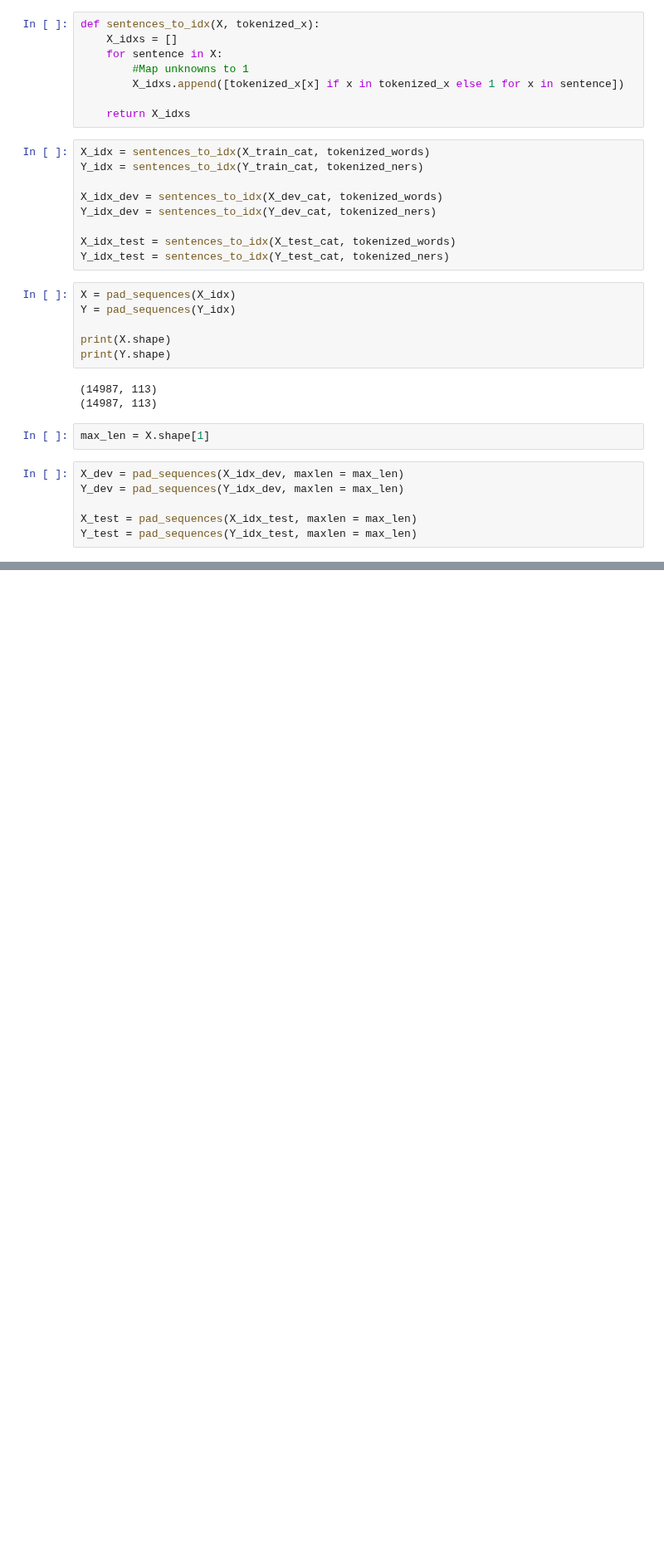
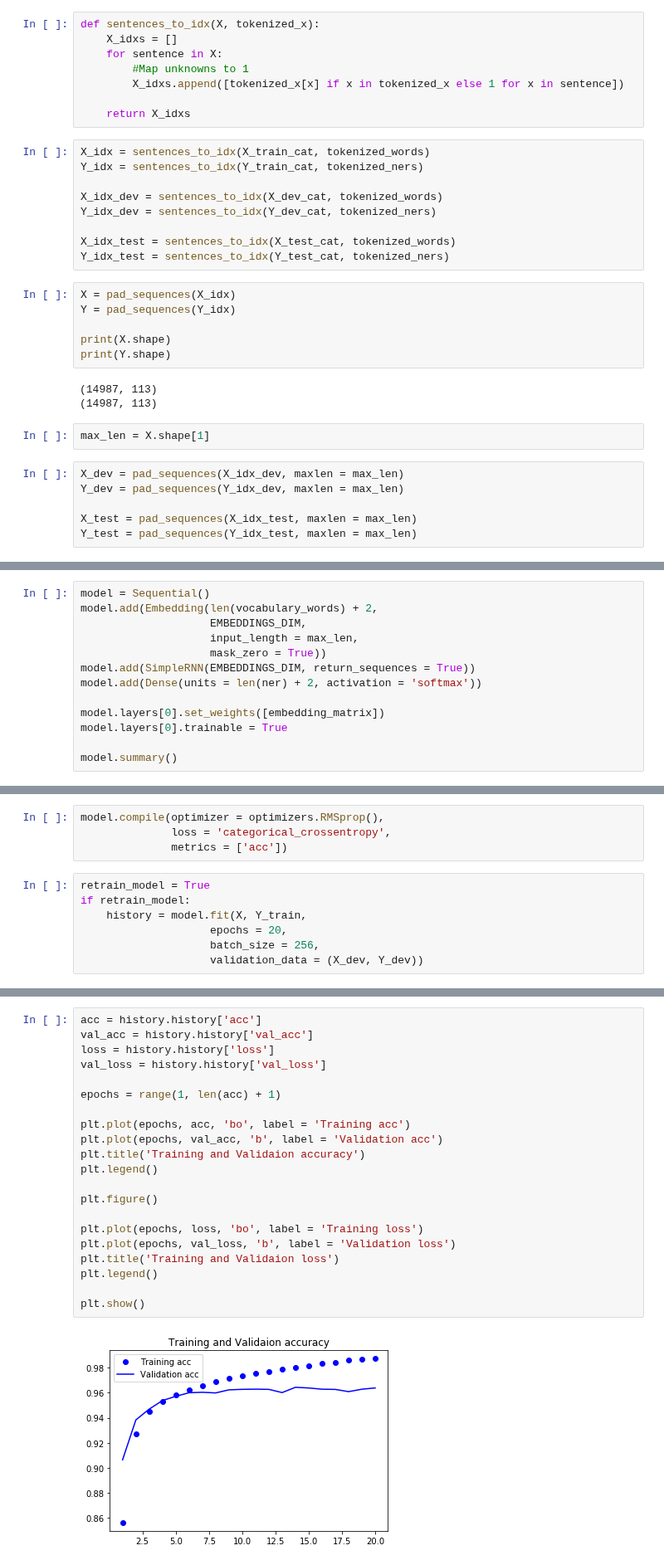
Before and after one commit to davidkwlarsson/edan95, a Jupyter notebook: Lab4/lab4.ipynb, the cells around one changed output, grey strips where cells are left out. Shown at 83% size. Drawn from its saved outputs; the diff is of its cells as text; blank space fills up the shorter version.

```diff
--- a/Lab4/lab4.ipynb
+++ b/Lab4/lab4.ipynb
@@ -236,0 +297,13 @@ Y_test = pad_sequences(Y_idx_test, maxlen = max_len)
+# %%
+model = Sequential()
+model.add(Embedding(len(vocabulary_words) + 2,
+                    EMBEDDINGS_DIM,
+                    input_length = max_len,
+                    mask_zero = True))
+model.add(SimpleRNN(EMBEDDINGS_DIM, return_sequences = True))
+model.add(Dense(units = len(ner) + 2, activation = 'softmax'))
+
+model.layers[0].set_weights([embedding_matrix])
+model.layers[0].trainable = True
+
+model.summary()
@@ -236,0 +325,11 @@ Y_test = pad_sequences(Y_idx_test, maxlen = max_len)
+# %%
+model.compile(optimizer = optimizers.RMSprop(),
+              loss = 'categorical_crossentropy',
+              metrics = ['acc'])
+# %%
+retrain_model = True
+if retrain_model:
+    history = model.fit(X, Y_train,
+                    epochs = 20,
+                    batch_size = 256,
+                    validation_data = (X_dev, Y_dev))
@@ -236,0 +359,23 @@ Y_test = pad_sequences(Y_idx_test, maxlen = max_len)
+# %%
+acc = history.history['acc']
+val_acc = history.history['val_acc']
+loss = history.history['loss']
+val_loss = history.history['val_loss']
+
+epochs = range(1, len(acc) + 1)
+
+plt.plot(epochs, acc, 'bo', label = 'Training acc')
+plt.plot(epochs, val_acc, 'b', label = 'Validation acc')
+plt.title('Training and Validaion accuracy')
+plt.legend()
+
+plt.figure()
+
+plt.plot(epochs, loss, 'bo', label = 'Training loss')
+plt.plot(epochs, val_loss, 'b', label = 'Validation loss')
+plt.title('Training and Validaion loss')
+plt.legend()
+
+plt.show()
+# %% [output]
+[figure, added]
```
Also changed, not shown: parts of 20 cells of this notebook.
